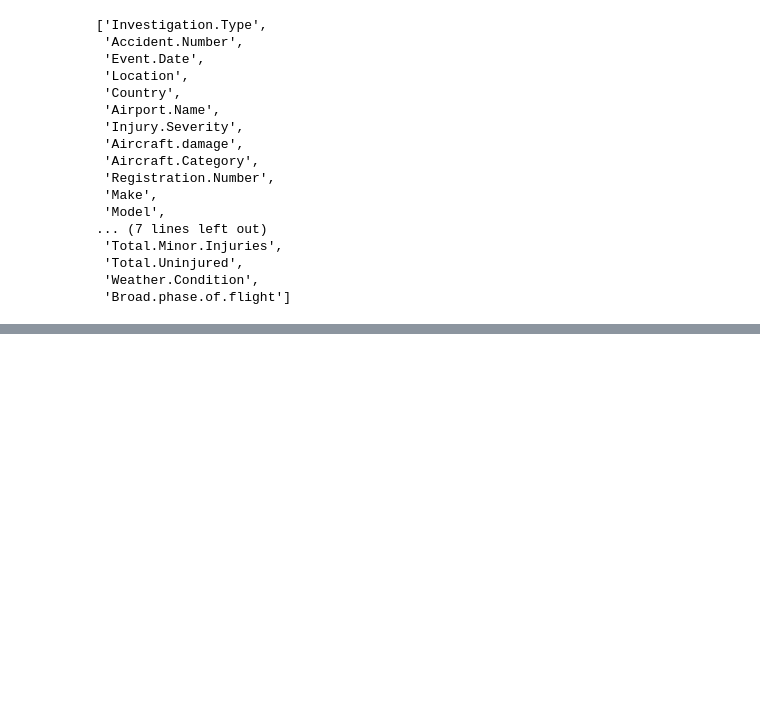
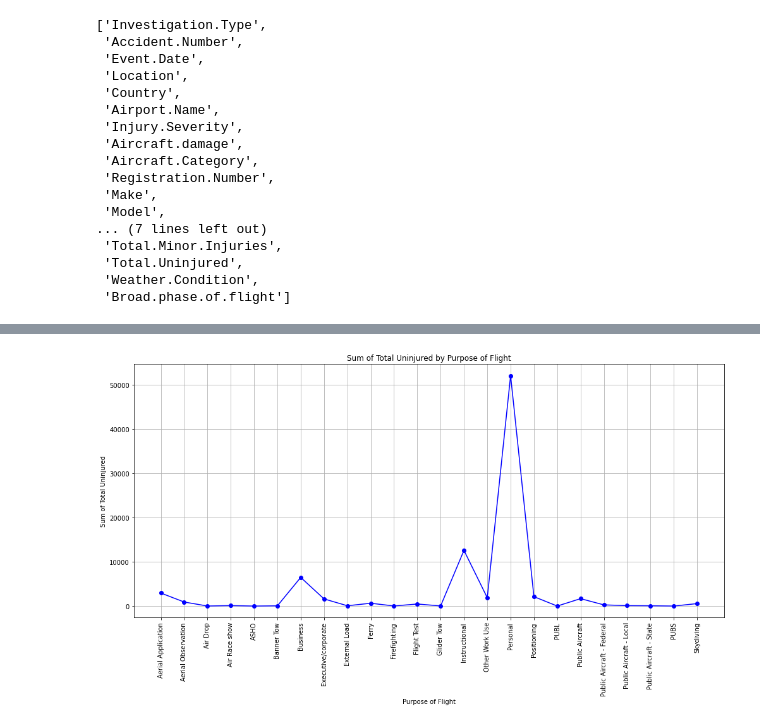
Before and after one commit to vnelima/Phase-1_Project_Aviation_, a Jupyter notebook: student.ipynb, the cells around one changed output, grey strips where cells are left out. Drawn from its saved outputs; the diff is of its cells as text; code cells hidden in the pictures; blank space fills up the shorter version.

```diff
--- a/student.ipynb
+++ b/student.ipynb
@@ -294,0 +406,28 @@ plt.show
+# %%
+# To check the purpose of flight vs the total uninjured cases
+# Data
+purposes = ['Aerial Application', 'Aerial Observation', 'Air Drop', 'Air Race show','ASHO', 'Banner Tow', 'Business', 'Executive/corporate', 'External Load',
+'Ferry', 'Firefighting', 'Flight Test', 'Glider Tow', 'Instructional','Other Work Use', 'Personal', 'Positioning', 'PUBL', 'Public Aircraft','Public Aircraft - Federal',
+'Public Aircraft - Local', 'Public Aircraft - State','PUBS', 'Skydiving']
+uninjured_counts = [2944, 912, 10, 103, 1, 52, 6471, 1611, 69, 634, 24, 461, 32, 12580,1878, 52052, 2122, 2, 1671, 267, 96, 65, 5, 555]
+
+# Create the plot
+plt.figure(figsize=(14, 8))
+plt.plot(purposes, uninjured_counts, marker='o', linestyle='-', color='b')
+
+# Add titles and labels
+plt.title('Sum of Total Uninjured by Purpose of Flight')
+plt.xlabel('Purpose of Flight')
+plt.ylabel('Sum of Total Uninjured')
+
+# Rotate x-axis labels for better readability
+plt.xticks(rotation=90)
+
+# Show grid
+plt.grid(True)
+
+# Display the plot
+plt.tight_layout()
+plt.show()
+# %% [output]
+[figure, added]
```
Also changed, not shown: parts of 21 cells of this notebook.
